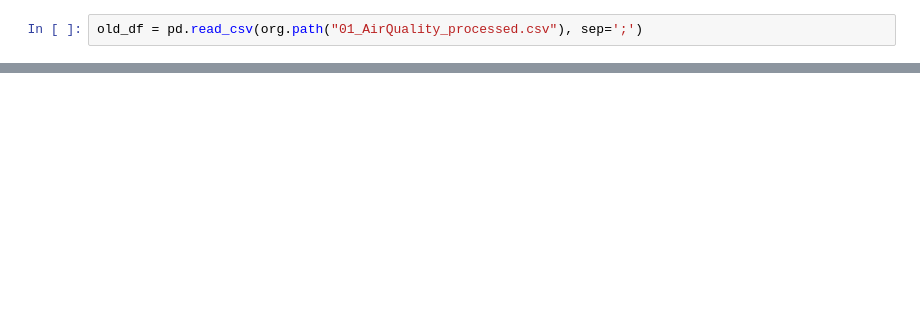
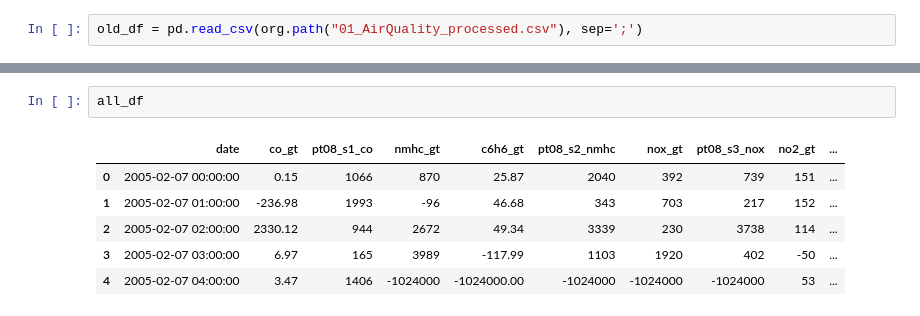
Before and after one commit to SimonB97/Air-regression, a Jupyter notebook: src/01_Sprint2/03_LiveDaten_2_JSON_to_Dataframe.ipynb, the cells around one changed output, grey strips where cells are left out. Saved outputs shown, nothing was run; the diff lists cells and outputs as text; blank space fills up the shorter version.

```diff
--- a/src/01_Sprint2/03_LiveDaten_2_JSON_to_Dataframe.ipynb
+++ b/src/01_Sprint2/03_LiveDaten_2_JSON_to_Dataframe.ipynb
@@ -111,0 +136,9 @@ complete_df
+# %%
+all_df
+# %% [output]
+|  | date | co_gt | pt08_s1_co | nmhc_gt | c6h6_gt | pt08_s2_nmhc | nox_gt | pt08_s3_nox | no2_gt | ... |
+| 0 | 2005-02-07 00:00:00 | 0.15 | 1066 | 870 | 25.87 | 2040 | 392 | 739 | 151 | ... |
+| 1 | 2005-02-07 01:00:00 | -236.98 | 1993 | -96 | 46.68 | 343 | 703 | 217 | 152 | ... |
+| 2 | 2005-02-07 02:00:00 | 2330.12 | 944 | 2672 | 49.34 | 3339 | 230 | 3738 | 114 | ... |
+| 3 | 2005-02-07 03:00:00 | 6.97 | 165 | 3989 | -117.99 | 1103 | 1920 | 402 | -50 | ... |
+| 4 | 2005-02-07 04:00:00 | 3.47 | 1406 | -1024000 | -1024000.00 | -1024000 | -1024000 | -1024000 | 53 | ... |
```
Also changed, not shown: parts of 11 cells of this notebook, 1 other file.
